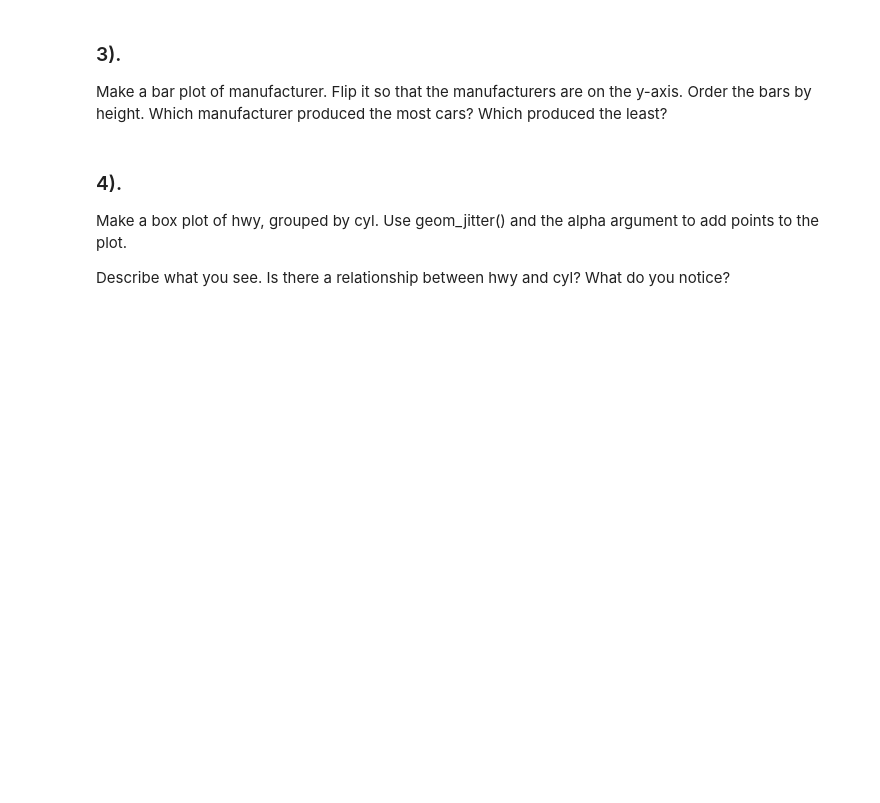
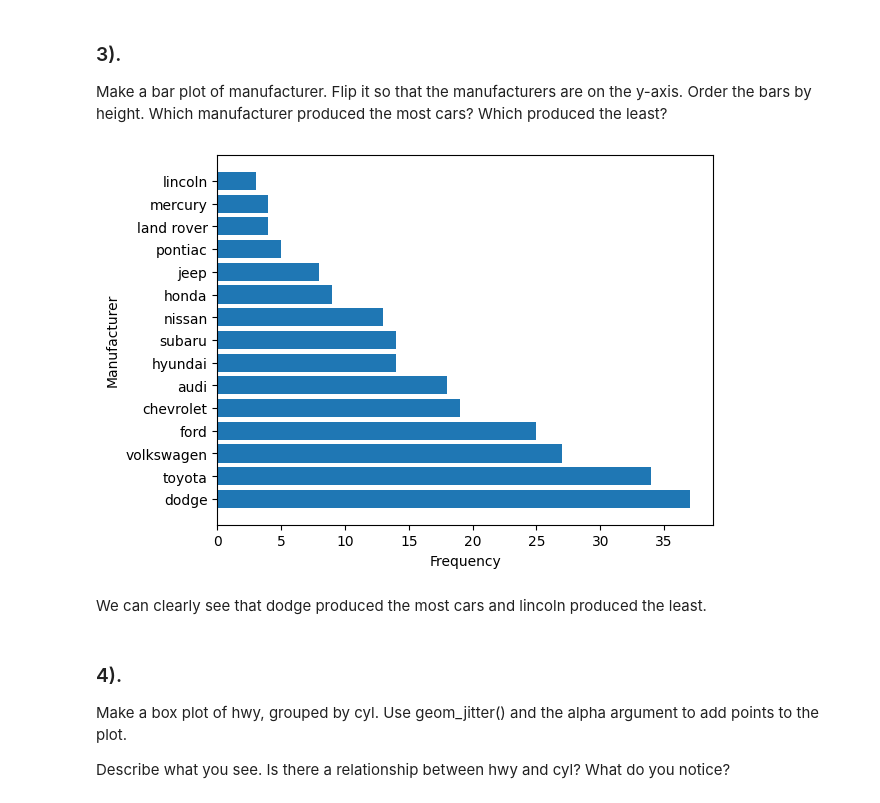
Before and after one commit to kpayton2903/PSTAT_131, a Jupyter notebook: Homework/Homework_1.ipynb, the cells around one changed output. Drawn from its saved outputs; the diff is of its cells as text; code cells hidden in the pictures; blank space fills up the shorter version.

```diff
--- a/Homework/Homework_1.ipynb
+++ b/Homework/Homework_1.ipynb
@@ -70,6 +124,17 @@ Create a scatterplot. Put hwy on the x-axis and cty on the y-axis. Describe what
 # %% [markdown]
 ### 3).
 Make a bar plot of manufacturer. Flip it so that the manufacturers are on the y-axis. Order the bars by height. Which manufacturer produced the most cars? Which produced the least?<a class="anchor" id="eda-question-3"></a>
+# %%
+frequencies = mpg['manufacturer'].value_counts()
+
+plt.barh(frequencies.index, frequencies.values)
+plt.xlabel('Frequency')
+plt.ylabel('Manufacturer')
+plt.show()
+# %% [output]
+[figure, added]
+# %% [markdown]
+We can clearly see that dodge produced the most cars and lincoln produced the least.
 # %% [markdown]
 ### 4).
 Make a box plot of hwy, grouped by cyl. Use geom_jitter() and the alpha argument to add points to the plot.
```
Also changed, not shown: parts of 13 cells of this notebook, 5 other files.
